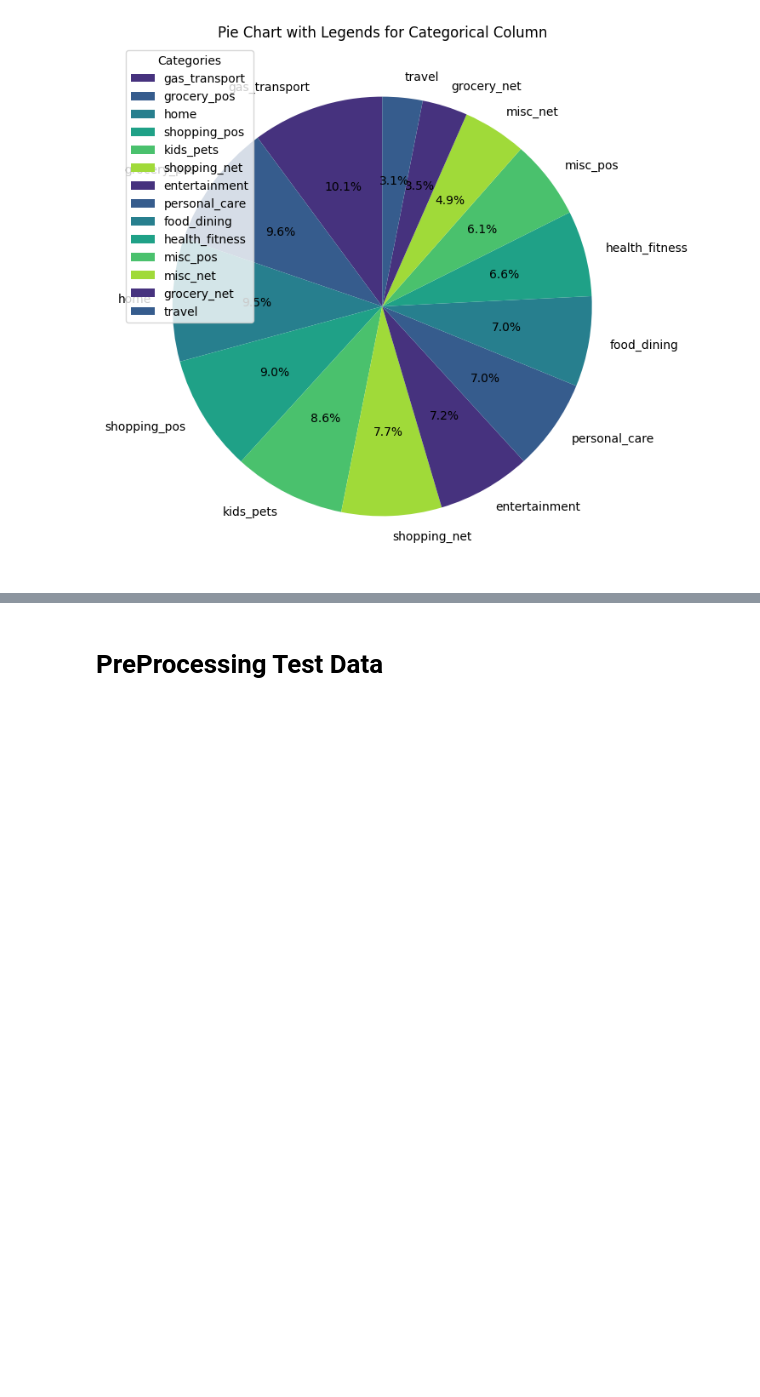
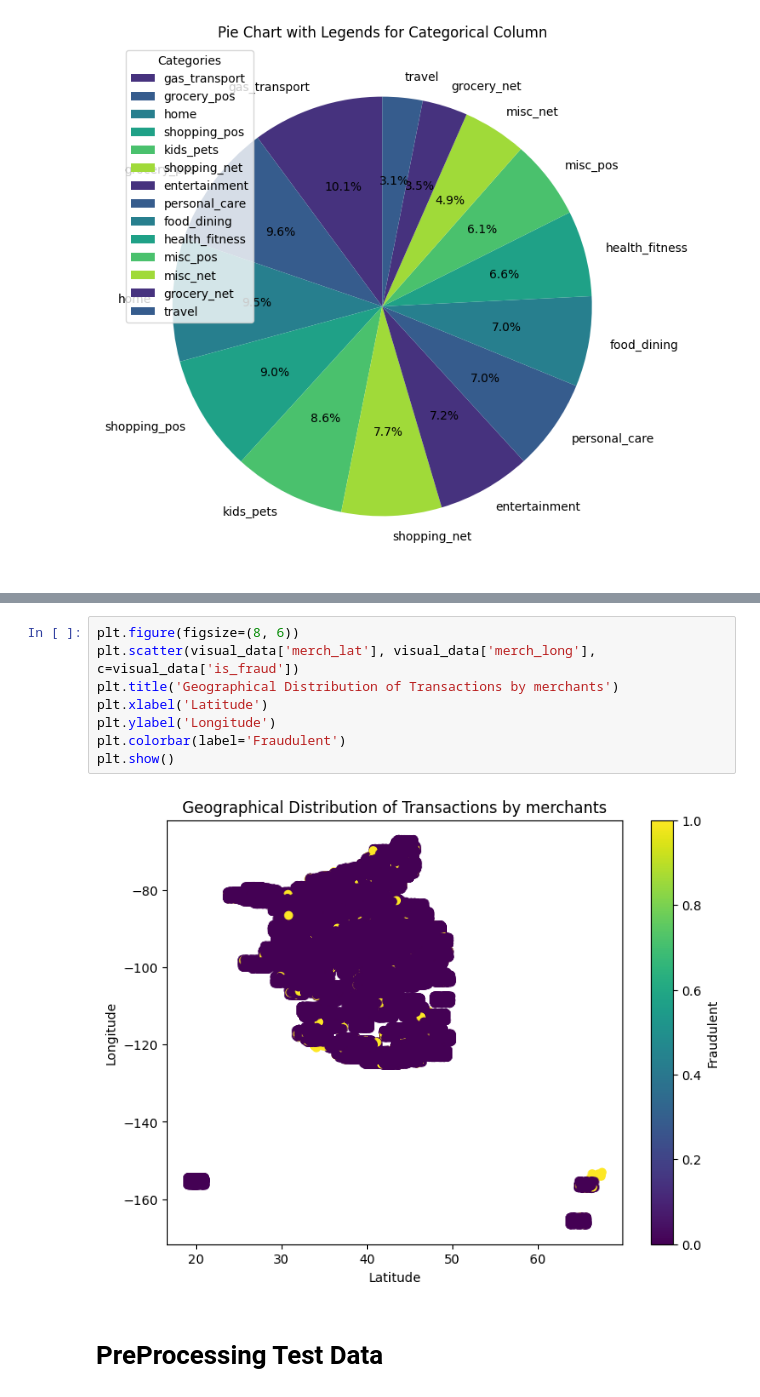
Before and after one commit to jgyfutub/Logical-Rhythm2023, a Jupyter notebook: notebook4ac61d9bb8.ipynb, the cells around one changed output, grey strips where cells are left out. Cells and saved outputs as stored; diff of their text form; blank space fills up the shorter version.

```diff
--- a/notebook4ac61d9bb8.ipynb
+++ b/notebook4ac61d9bb8.ipynb
@@ -149,3 +149,13 @@ plt.show()
+# %%
+plt.figure(figsize=(8, 6))
+plt.scatter(visual_data['merch_lat'], visual_data['merch_long'], c=visual_data['is_fraud'])
+plt.title('Geographical Distribution of Transactions by merchants')
+plt.xlabel('Latitude')
+plt.ylabel('Longitude')
+plt.colorbar(label='Fraudulent')
+plt.show()
+# %% [output]
+[figure, added]
 # %% [markdown]
 # ****PreProcessing Test Data****
 # %%
```
Also changed, not shown: parts of 19 cells of this notebook.
